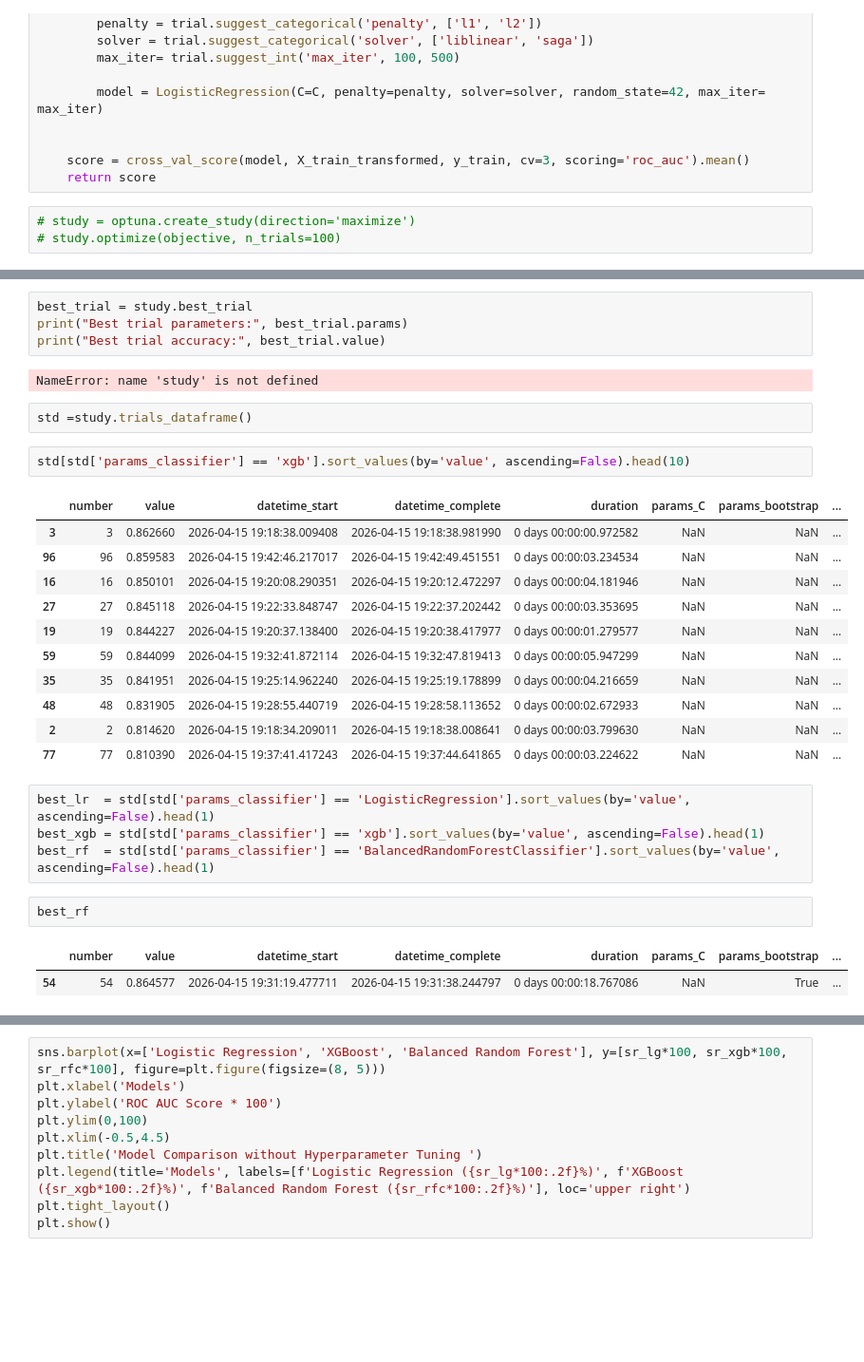
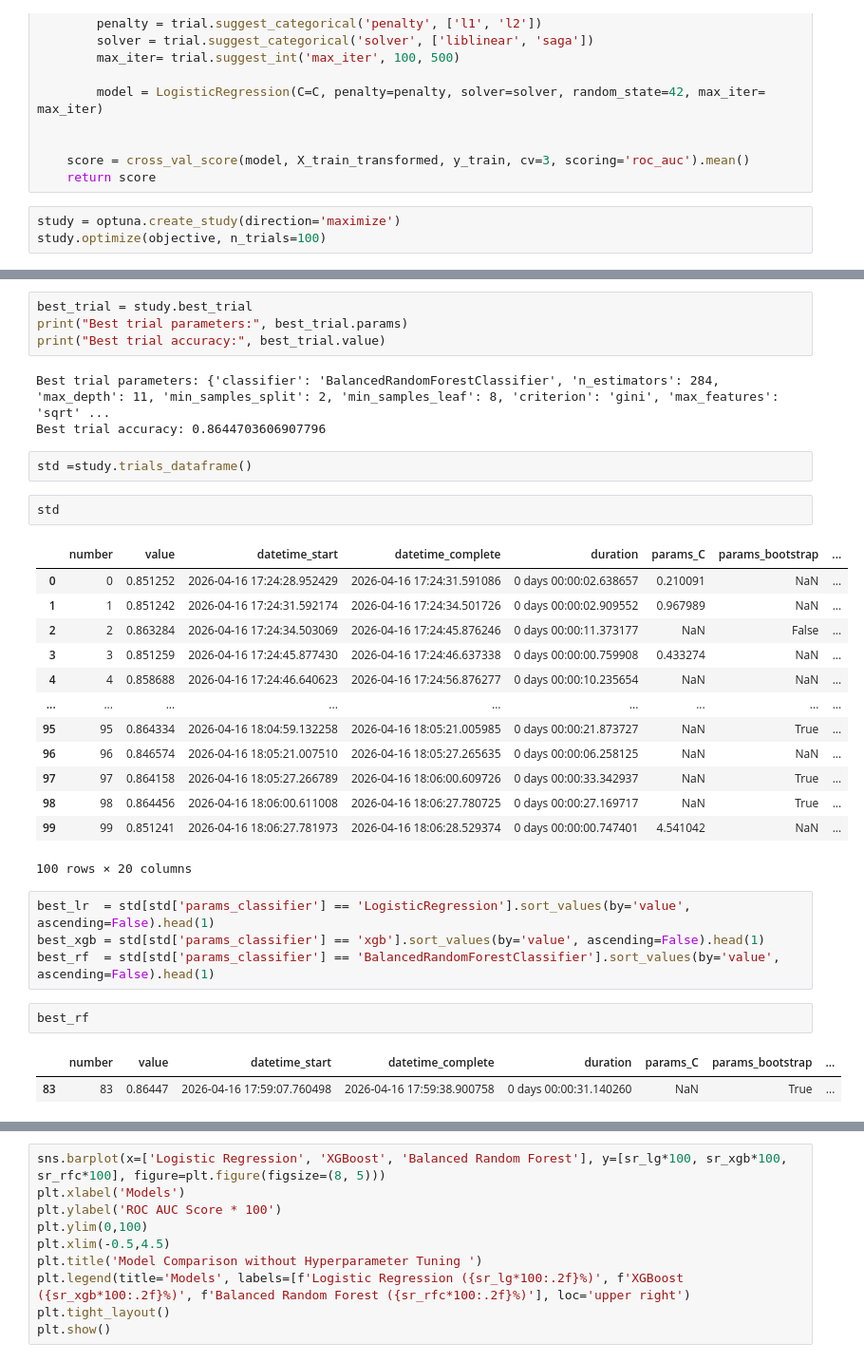
Before and after one commit to MrRohitJD/Loan-Credit-Score-, a Jupyter notebook: main.ipynb, the cells around one changed output, grey strips where cells are left out. Shown at 95% size. Drawn from its saved outputs; the diff is of its cells as text; blank space fills up the shorter version.

```diff
--- a/main.ipynb
+++ b/main.ipynb
@@ -322,6 +340,6 @@ def objective(trial):
     score = cross_val_score(model, X_train_transformed, y_train, cv=3, scoring='roc_auc').mean()
     return score
 # %%
-# study = optuna.create_study(direction='maximize')
-# study.optimize(objective, n_trials=100)
+study = optuna.create_study(direction='maximize')
+study.optimize(objective, n_trials=100)
 # %% [output]
@@ -347,23 +365,26 @@ best_trial = study.best_trial
 print("Best trial parameters:", best_trial.params)
 print("Best trial accuracy:", best_trial.value)
 # %% [output]
-NameError: name 'study' is not defined
+Best trial parameters: {'classifier': 'BalancedRandomForestClassifier', 'n_estimators': 284, 'max_depth': 11, 'min_samples_split': 2, 'min_samples_leaf': 8, 'criterion': 'gini', 'max_features': 'sqrt' ...
+Best trial accuracy: 0.8644703606907796
 # %%
 std =study.trials_dataframe()
 # %%
-std[std['params_classifier'] == 'xgb'].sort_values(by='value', ascending=False).head(10)
+std
 # %% [output]
 |  | number | value | datetime_start | datetime_complete | duration | params_C | params_bootstrap | ... |
-| 3 | 3 | 0.862660 | 2026-04-15 19:18:38.009408 | 2026-04-15 19:18:38.981990 | 0 days 00:00:00.972582 | NaN | NaN | ... |
-| 96 | 96 | 0.859583 | 2026-04-15 19:42:46.217017 | 2026-04-15 19:42:49.451551 | 0 days 00:00:03.234534 | NaN | NaN | ... |
-| 16 | 16 | 0.850101 | 2026-04-15 19:20:08.290351 | 2026-04-15 19:20:12.472297 | 0 days 00:00:04.181946 | NaN | NaN | ... |
-| 27 | 27 | 0.845118 | 2026-04-15 19:22:33.848747 | 2026-04-15 19:22:37.202442 | 0 days 00:00:03.353695 | NaN | NaN | ... |
-| 19 | 19 | 0.844227 | 2026-04-15 19:20:37.138400 | 2026-04-15 19:20:38.417977 | 0 days 00:00:01.279577 | NaN | NaN | ... |
-| 59 | 59 | 0.844099 | 2026-04-15 19:32:41.872114 | 2026-04-15 19:32:47.819413 | 0 days 00:00:05.947299 | NaN | NaN | ... |
-| 35 | 35 | 0.841951 | 2026-04-15 19:25:14.962240 | 2026-04-15 19:25:19.178899 | 0 days 00:00:04.216659 | NaN | NaN | ... |
-| 48 | 48 | 0.831905 | 2026-04-15 19:28:55.440719 | 2026-04-15 19:28:58.113652 | 0 days 00:00:02.672933 | NaN | NaN | ... |
-| 2 | 2 | 0.814620 | 2026-04-15 19:18:34.209011 | 2026-04-15 19:18:38.008641 | 0 days 00:00:03.799630 | NaN | NaN | ... |
-| 77 | 77 | 0.810390 | 2026-04-15 19:37:41.417243 | 2026-04-15 19:37:44.641865 | 0 days 00:00:03.224622 | NaN | NaN | ... |
+| 0 | 0 | 0.851252 | 2026-04-16 17:24:28.952429 | 2026-04-16 17:24:31.591086 | 0 days 00:00:02.638657 | 0.210091 | NaN | ... |
+| 1 | 1 | 0.851242 | 2026-04-16 17:24:31.592174 | 2026-04-16 17:24:34.501726 | 0 days 00:00:02.909552 | 0.967989 | NaN | ... |
+| 2 | 2 | 0.863284 | 2026-04-16 17:24:34.503069 | 2026-04-16 17:24:45.876246 | 0 days 00:00:11.373177 | NaN | False | ... |
+| 3 | 3 | 0.851259 | 2026-04-16 17:24:45.877430 | 2026-04-16 17:24:46.637338 | 0 days 00:00:00.759908 | 0.433274 | NaN | ... |
+| 4 | 4 | 0.858688 | 2026-04-16 17:24:46.640623 | 2026-04-16 17:24:56.876277 | 0 days 00:00:10.235654 | NaN | NaN | ... |
+| ... | ... | ... | ... | ... | ... | ... | ... | ... |
+| 95 | 95 | 0.864334 | 2026-04-16 18:04:59.132258 | 2026-04-16 18:05:21.005985 | 0 days 00:00:21.873727 | NaN | True | ... |
+| 96 | 96 | 0.846574 | 2026-04-16 18:05:21.007510 | 2026-04-16 18:05:27.265635 | 0 days 00:00:06.258125 | NaN | NaN | ... |
+| 97 | 97 | 0.864158 | 2026-04-16 18:05:27.266789 | 2026-04-16 18:06:00.609726 | 0 days 00:00:33.342937 | NaN | True | ... |
+| 98 | 98 | 0.864456 | 2026-04-16 18:06:00.611008 | 2026-04-16 18:06:27.780725 | 0 days 00:00:27.169717 | NaN | True | ... |
+| 99 | 99 | 0.851241 | 2026-04-16 18:06:27.781973 | 2026-04-16 18:06:28.529374 | 0 days 00:00:00.747401 | 4.541042 | NaN | ... |
+100 rows × 20 columns
 # %%
 best_lr  = std[std['params_classifier'] == 'LogisticRegression'].sort_values(by='value', ascending=False).head(1)
 best_xgb = std[std['params_classifier'] == 'xgb'].sort_values(by='value', ascending=False).head(1)
@@ -372,4 +393,4 @@ best_rf  = std[std['params_classifier'] == 'BalancedRandomForestClassifier'].sor
 best_rf
 # %% [output]
 |  | number | value | datetime_start | datetime_complete | duration | params_C | params_bootstrap | ... |
-| 54 | 54 | 0.864577 | 2026-04-15 19:31:19.477711 | 2026-04-15 19:31:38.244797 | 0 days 00:00:18.767086 | NaN | True | ... |
+| 83 | 83 | 0.86447 | 2026-04-16 17:59:07.760498 | 2026-04-16 17:59:38.900758 | 0 days 00:00:31.140260 | NaN | True | ... |
```
Also changed, not shown: parts of 17 cells of this notebook.
